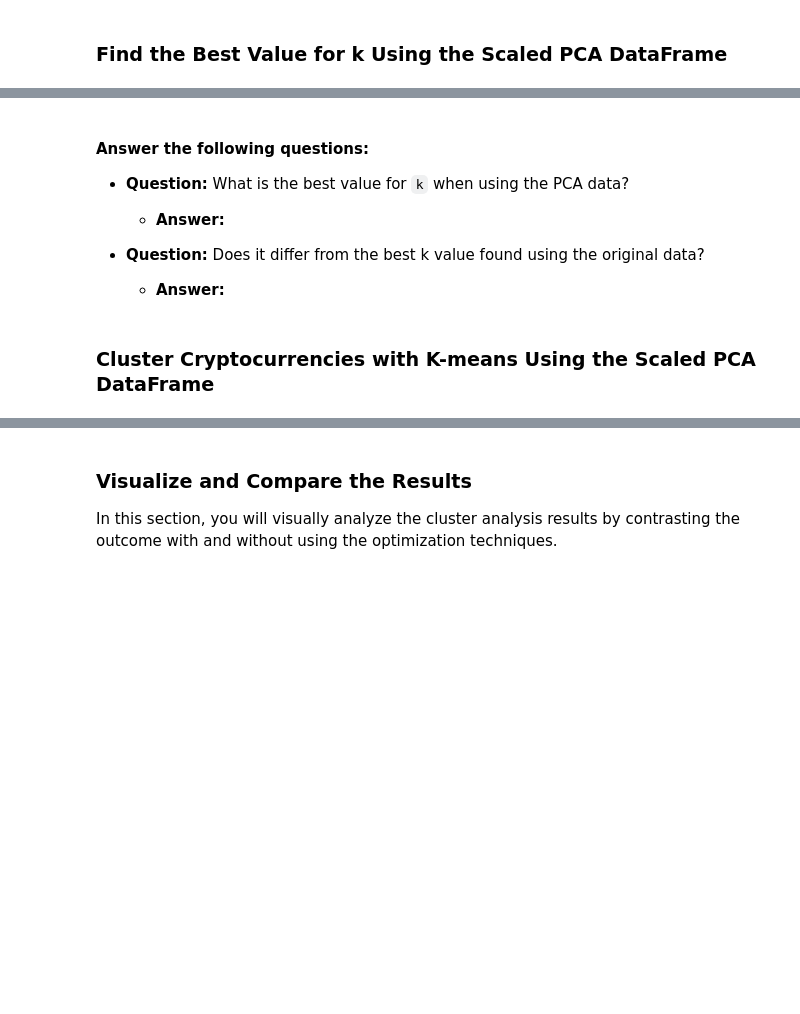
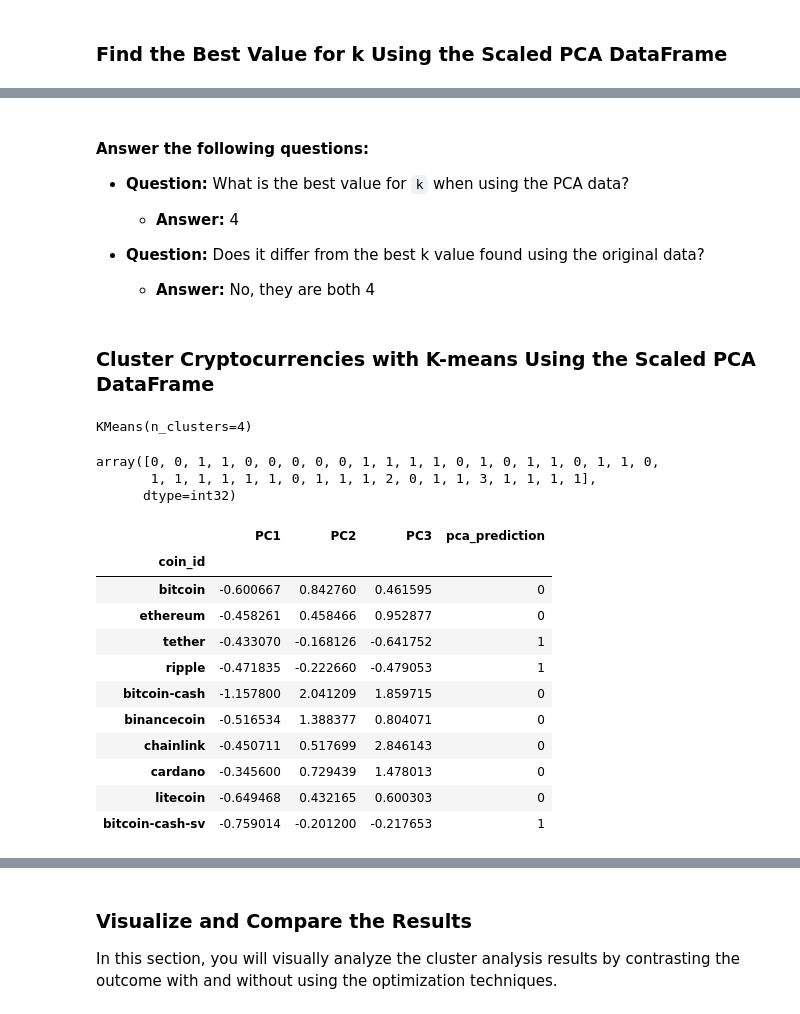
Before and after one commit to grant-i/CryptoClustering, a Jupyter notebook: Crypto_Clustering_starter_code.ipynb, the cells around one changed output, grey strips where cells are left out. Saved outputs shown, nothing was run; the diff lists cells and outputs as text; code cells hidden in the pictures; blank space fills up the shorter version.

```diff
--- a/Crypto_Clustering_starter_code.ipynb
+++ b/Crypto_Clustering_starter_code.ipynb
@@ -240,11 +284,16 @@ copy_market_data_scaled.head(10)
 # %%
 # Create an empty list to store the inertia values
-
+inertia_pca = []
 
 # Create a for loop to compute the inertia with each possible value of k
 # Inside the loop:
 # 1. Create a KMeans model using the loop counter for the n_clusters
 # 2. Fit the model to the data using `df_market_data_pca`
 # 3. Append the model.inertia_ to the inertia list
+
+for i in k_pca:
+    model = KMeans(n_clusters=i, random_state=0)
+    model.fit(df_market_data_pca_scaled)
+    inertia_pca.append(model.inertia_)
 # %%
 # Create a dictionary with the data to plot the Elbow curve
@@ -258,31 +321,54 @@ copy_market_data_scaled.head(10)
 
 * **Question:** What is the best value for `k` when using the PCA data?
 
-  * **Answer:**
+  * **Answer:** 4
 
 
 * **Question:** Does it differ from the best k value found using the original data?
 
-  * **Answer:**
+  * **Answer:** No, they are both 4
 # %% [markdown]
 ### Cluster Cryptocurrencies with K-means Using the Scaled PCA DataFrame
 # %%
 # Initialize the K-Means model using the best value for k
+model_pca = KMeans(n_clusters=4)
 # %%
 # Fit the K-Means model using the PCA data
+model_pca.fit(df_market_data_pca_scaled)
+# %% [output]
+KMeans(n_clusters=4)
 # %%
 # Predict the clusters to group the cryptocurrencies using the scaled PCA DataFrame
-
+k_predict = model_pca.predict(df_market_data_pca_scaled)
 
 # Print the resulting array of cluster values.
+k_predict
+# %% [output]
+array([0, 0, 1, 1, 0, 0, 0, 0, 0, 1, 1, 1, 1, 0, 1, 0, 1, 1, 0, 1, 1, 0,
+       1, 1, 1, 1, 1, 1, 0, 1, 1, 1, 2, 0, 1, 1, 3, 1, 1, 1, 1],
+      dtype=int32)
 # %%
 # Create a copy of the scaled PCA DataFrame
-
+df_market_data_pca_scaled_copy = df_market_data_pca_scaled.copy()
 
 # Add a new column to the copy of the PCA DataFrame with the predicted clusters
-
+df_market_data_pca_scaled_copy['pca_prediction'] = k_predict
 
 # Display the copy of the scaled PCA DataFrame
+df_market_data_pca_scaled_copy.head(10)
+# %% [output]
+|  | PC1 | PC2 | PC3 | pca_prediction |
+| coin_id |  |  |  |  |
+| bitcoin | -0.600667 | 0.842760 | 0.461595 | 0 |
+| ethereum | -0.458261 | 0.458466 | 0.952877 | 0 |
+| tether | -0.433070 | -0.168126 | -0.641752 | 1 |
+| ripple | -0.471835 | -0.222660 | -0.479053 | 1 |
+| bitcoin-cash | -1.157800 | 2.041209 | 1.859715 | 0 |
+| binancecoin | -0.516534 | 1.388377 | 0.804071 | 0 |
+| chainlink | -0.450711 | 0.517699 | 2.846143 | 0 |
+| cardano | -0.345600 | 0.729439 | 1.478013 | 0 |
+| litecoin | -0.649468 | 0.432165 | 0.600303 | 0 |
+| bitcoin-cash-sv | -0.759014 | -0.201200 | -0.217653 | 1 |
 # %%
 # Create a scatter plot using hvPlot by setting
 # `x="PC1"` and `y="PC2"`.
```
Also changed, not shown: parts of 12 cells of this notebook.
